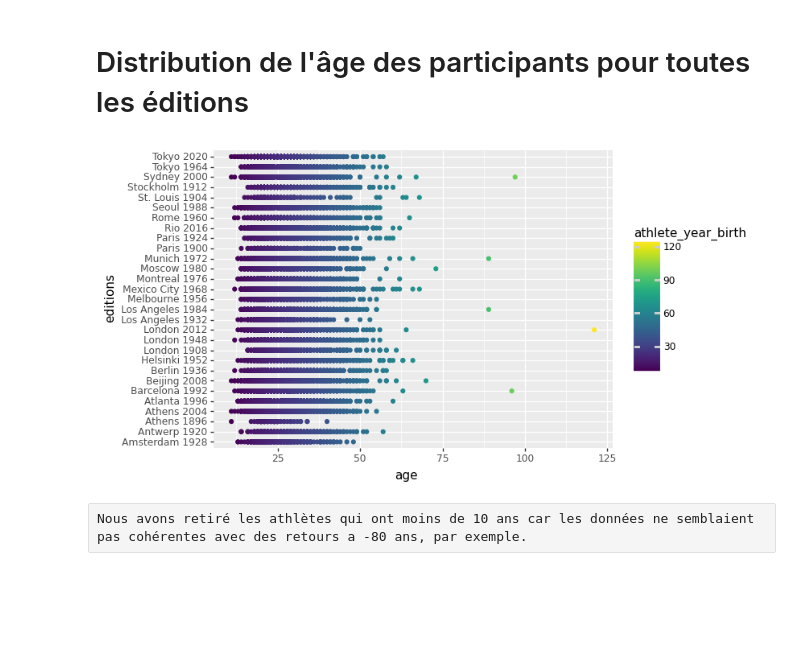
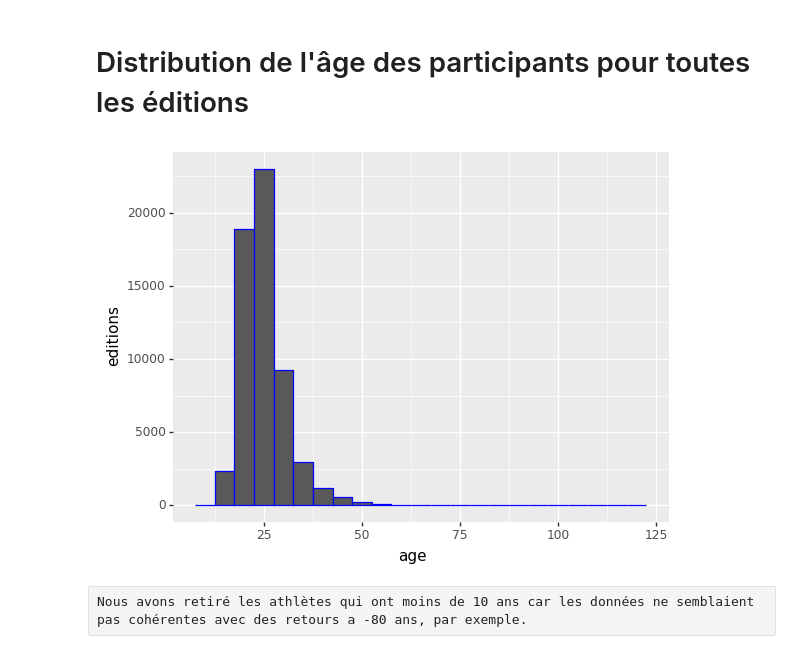
Before and after one commit to vinpap/dessine_moi_les_jo, a Jupyter notebook: notebook.ipynb, the cells around one changed output. Saved outputs shown, nothing was run; the diff lists cells and outputs as text; code cells hidden in the pictures; blank space fills up the shorter version.

Commit message:
corrected two lines for graph 3

```diff
--- a/notebook.ipynb
+++ b/notebook.ipynb
@@ -249,31 +249,30 @@ En observant les deux graphiques ci-dessus, on constate plusieurs choses :
 # %%
 def age_by_edition(df_athletes, df_host):
 
     df_graph_age = df_athletes.merge(df_host, left_on='first_game' , right_on='game_name', how="right")
     graph_age = df_graph_age.loc[(df_graph_age["game_season"] == "Summer") & (df_graph_age["athlete_year_birth"].notna()) ][["first_game", "athlete_year_birth", "athlete_full_name"]]
     graph_age = pd.DataFrame(graph_age).reset_index()
 
     graph_age["athlete_year_birth"] = [int(graph_age["first_game"].iloc[key][-4:]) - int(col) for key, col in graph_age["athlete_year_birth"].items()]
     ## je retire les athletes qui ont moins de 10 ans car les données ne me
     # semblait pas coherentes par avec des retour a -80ans
     graph_age = graph_age.loc[graph_age["athlete_year_birth"] > 10]
 
 
     graph_age.to_csv("look_me")
 
     myPlot = (
-                ggplot(graph_age)
-                + aes(y='first_game', x="athlete_year_birth", color='athlete_year_birth')
+                ggplot(graph_age, aes(x='athlete_year_birth', y=after_stat('count')))
+                + geom_histogram(binwidth=5, color="blue")
                 + xlab("age")
                 + ylab("editions")
-                + geom_point()
 
         )
     print(myPlot)
 
 age_by_edition(athletes_df.copy(), hosts_df.copy())
 # %% [output]
-[figure, old version]
+[figure, new version]
 # %% [raw]
 Nous avons retiré les athlètes qui ont moins de 10 ans car les données ne semblaient pas cohérentes avec des retours a -80 ans, par exemple.
 # %% [markdown]
```
Also changed, not shown: parts of 6 cells of this notebook.
